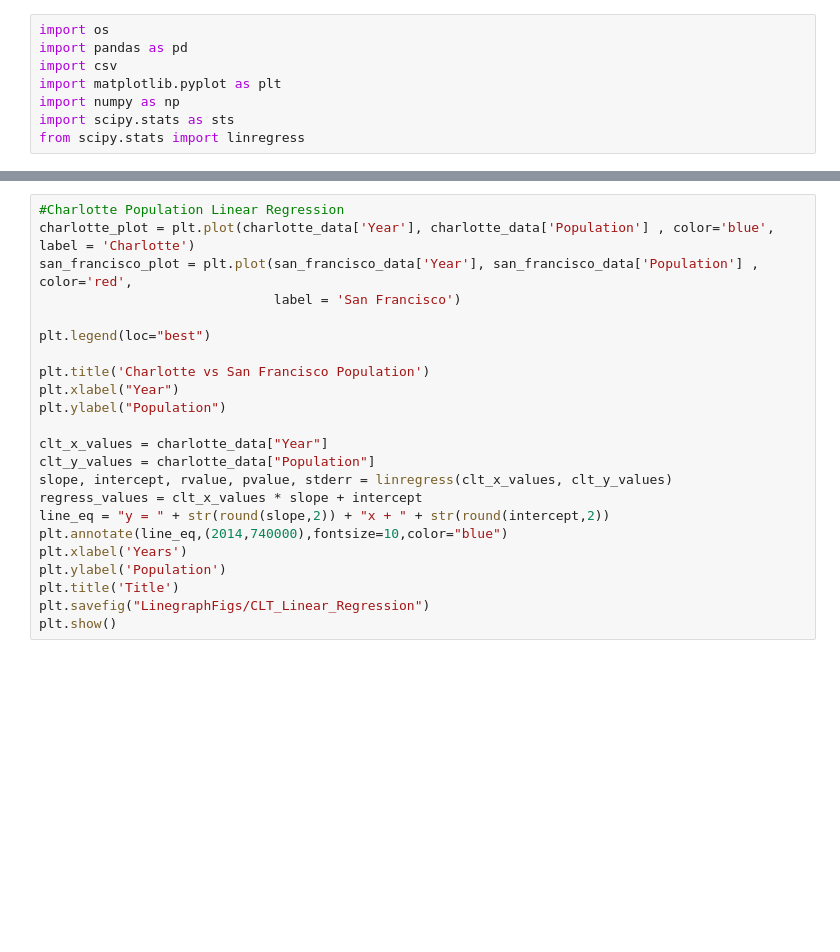
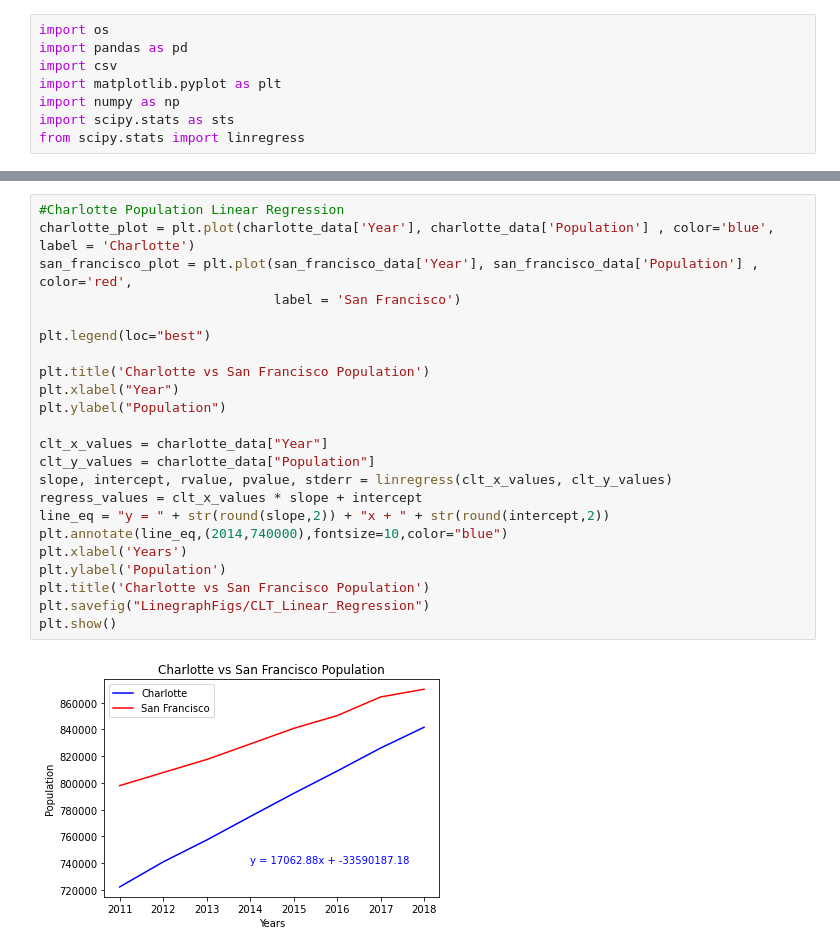
Before and after one commit to plmcgriff21/Project1, a Jupyter notebook: CLT_SF_Line_Graphs.ipynb, the cells around one changed output, grey strips where cells are left out. Drawn from its saved outputs; the diff is of its cells as text; blank space fills up the shorter version.

```diff
--- a/CLT_SF_Line_Graphs.ipynb
+++ b/CLT_SF_Line_Graphs.ipynb
@@ -88,23 +94,25 @@ plt.show()
 # %%
 #Charlotte Population Linear Regression
 charlotte_plot = plt.plot(charlotte_data['Year'], charlotte_data['Population'] , color='blue', label = 'Charlotte')
 san_francisco_plot = plt.plot(san_francisco_data['Year'], san_francisco_data['Population'] , color='red',
                               label = 'San Francisco')
 
 plt.legend(loc="best")
 
 plt.title('Charlotte vs San Francisco Population')
 plt.xlabel("Year")
 plt.ylabel("Population")
 
 clt_x_values = charlotte_data["Year"]
 clt_y_values = charlotte_data["Population"]
 slope, intercept, rvalue, pvalue, stderr = linregress(clt_x_values, clt_y_values)
 regress_values = clt_x_values * slope + intercept
 line_eq = "y = " + str(round(slope,2)) + "x + " + str(round(intercept,2))
 plt.annotate(line_eq,(2014,740000),fontsize=10,color="blue")
 plt.xlabel('Years')
 plt.ylabel('Population')
-plt.title('Title')
+plt.title('Charlotte vs San Francisco Population')
 plt.savefig("LinegraphFigs/CLT_Linear_Regression")
 plt.show()
+# %% [output]
+[figure, added]
```
Also changed, not shown: parts of 3 cells of this notebook, 1 other file.
